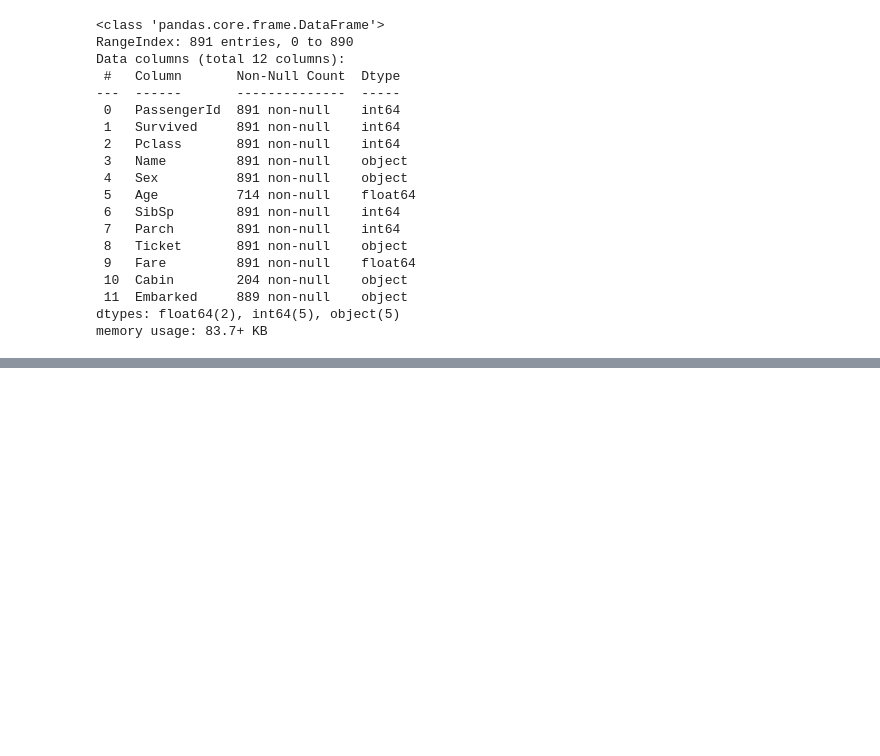
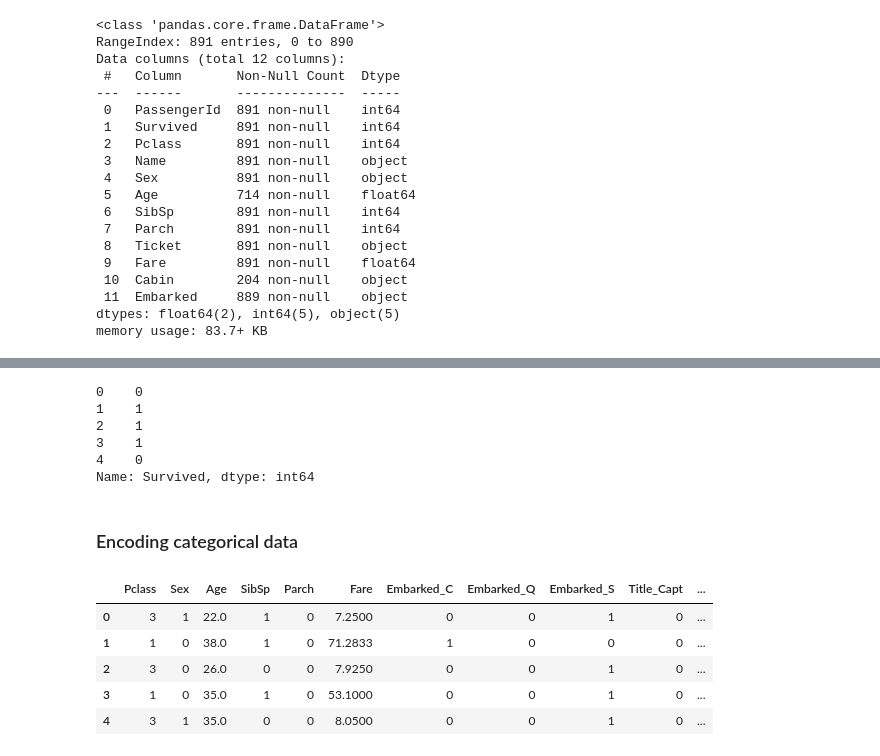
Before and after one commit to Bigfredoh/Machine-Learning, a Jupyter notebook: Titanic.ipynb, the cells around one changed output, grey strips where cells are left out. Drawn from its saved outputs; the diff is of its cells as text; code cells hidden in the pictures; blank space fills up the shorter version.

```diff
--- a/Titanic.ipynb
+++ b/Titanic.ipynb
@@ -76,0 +99,10 @@ memory usage: 83.7+ KB
+# %%
+titles = ['Mr', 'Mrs', 'Miss', 'Dr', 'Master', 'Rev', 'Mme','Col', 'Major', 'Capt', 'Countess', 'Jonkheer']
+def get_titles(name):
+  for title in titles:
+    if title in name:
+      return title
+  return None
+
+print(get_titles('Braund, Mr. Owen Harris'))
+print(get_titles('Heikkinen, Miss. Laina'))
@@ -76,0 +112,2 @@ memory usage: 83.7+ KB
+# %%
+train_df['Title'] = train_df['Name'].apply(lambda x:get_titles(x))
@@ -76,0 +138,4 @@ memory usage: 83.7+ KB
+# %%
+X_train_df= train_df[['Pclass', 'Sex', 'Age', 'SibSp', 'Parch', 'Fare',
+       'Embarked', 'Title']]
+y_train_df = train_df['Survived']
@@ -76,0 +151,22 @@ memory usage: 83.7+ KB
+# %%
+y_train_df.head()
+# %% [output]
+0    0
+1    1
+2    1
+3    1
+4    0
+Name: Survived, dtype: int64
+# %% [markdown]
+### Encoding categorical data
+# %%
+X_train_df = pd.get_dummies(X_train_df, columns=[ 'Embarked', 'Title'])
+# %%
+X_train_df.head()
+# %% [output]
+|  | Pclass | Sex | Age | SibSp | Parch | Fare | Embarked_C | Embarked_Q | Embarked_S | Title_Capt | ... |
+| 0 | 3 | 1 | 22.0 | 1 | 0 | 7.2500 | 0 | 0 | 1 | 0 | ... |
+| 1 | 1 | 0 | 38.0 | 1 | 0 | 71.2833 | 1 | 0 | 0 | 0 | ... |
+| 2 | 3 | 0 | 26.0 | 0 | 0 | 7.9250 | 0 | 0 | 1 | 0 | ... |
+| 3 | 1 | 0 | 35.0 | 1 | 0 | 53.1000 | 0 | 0 | 1 | 0 | ... |
+| 4 | 3 | 1 | 35.0 | 0 | 0 | 8.0500 | 0 | 0 | 1 | 0 | ... |
```
Also changed, not shown: parts of 21 cells of this notebook.
